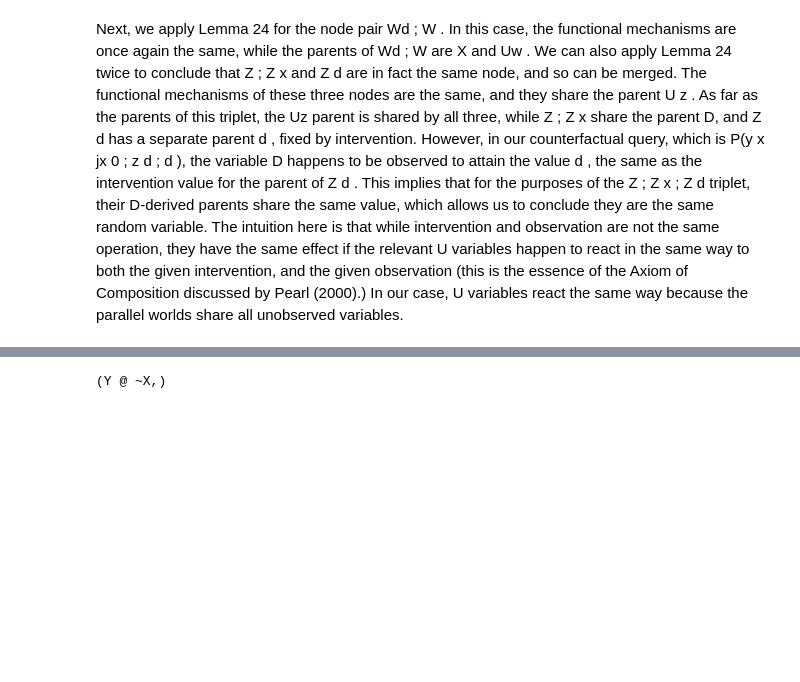
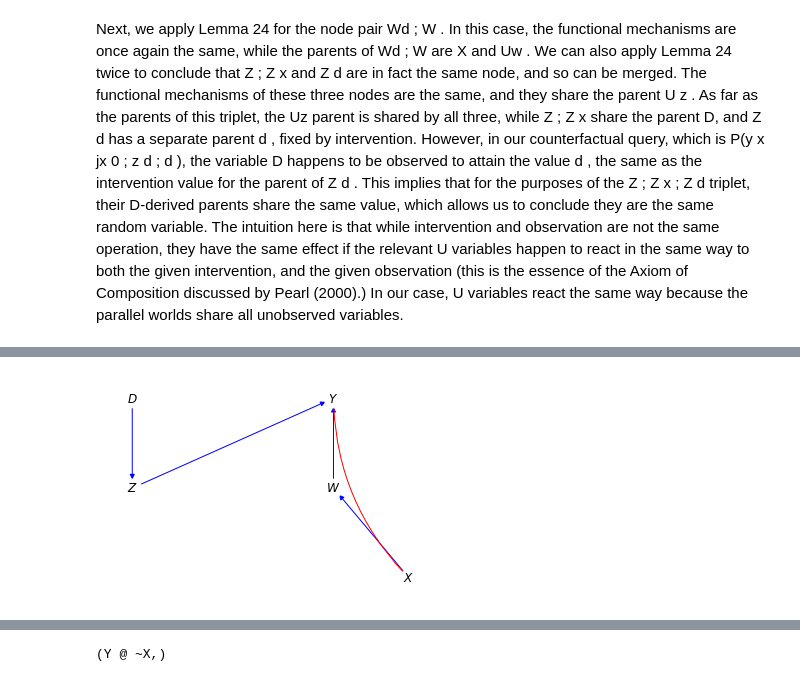
Before and after one commit to y0-causal-inference/y0, a Jupyter notebook: notebooks/CounterfactualIdentification.ipynb, the cells around one changed output, grey strips where cells are left out. Cells and saved outputs as stored; diff of their text form; code cells hidden in the pictures; blank space fills up the shorter version.

```diff
--- a/notebooks/CounterfactualIdentification.ipynb
+++ b/notebooks/CounterfactualIdentification.ipynb
@@ -214,0 +354,4 @@ $P(D, X, {Y}_{X^*}, Z)$
+# %%
+figure_9a.graph.draw()
+# %% [output]
+[figure, added]
```
Also changed, not shown: parts of 21 cells of this notebook, 4 other files.
